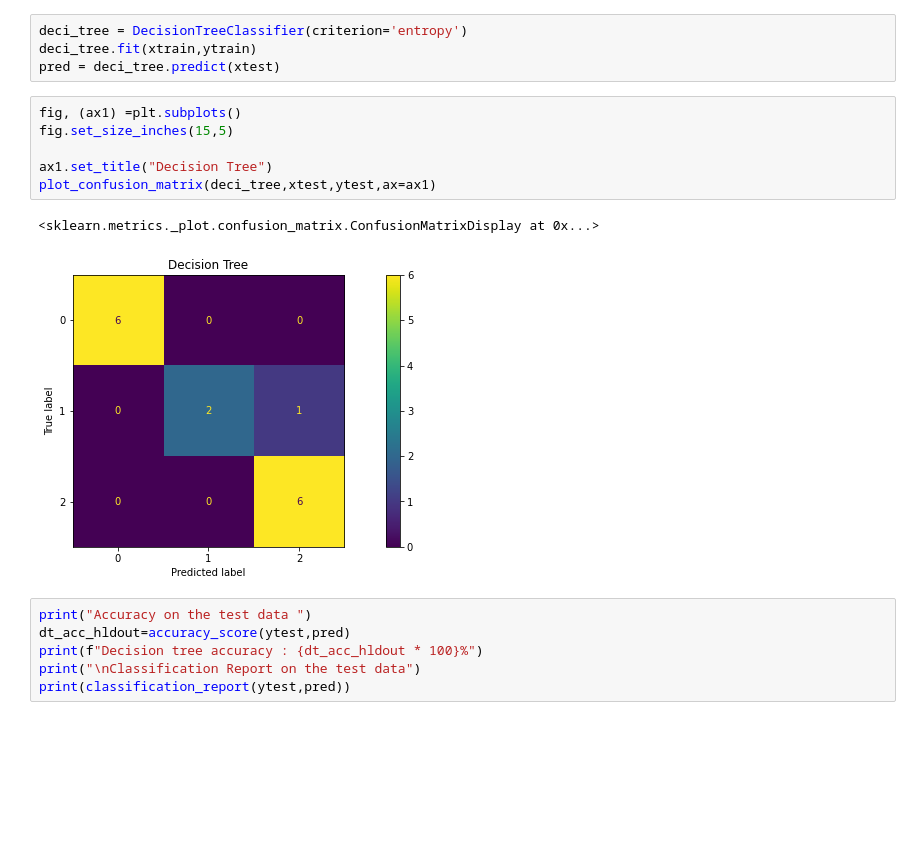
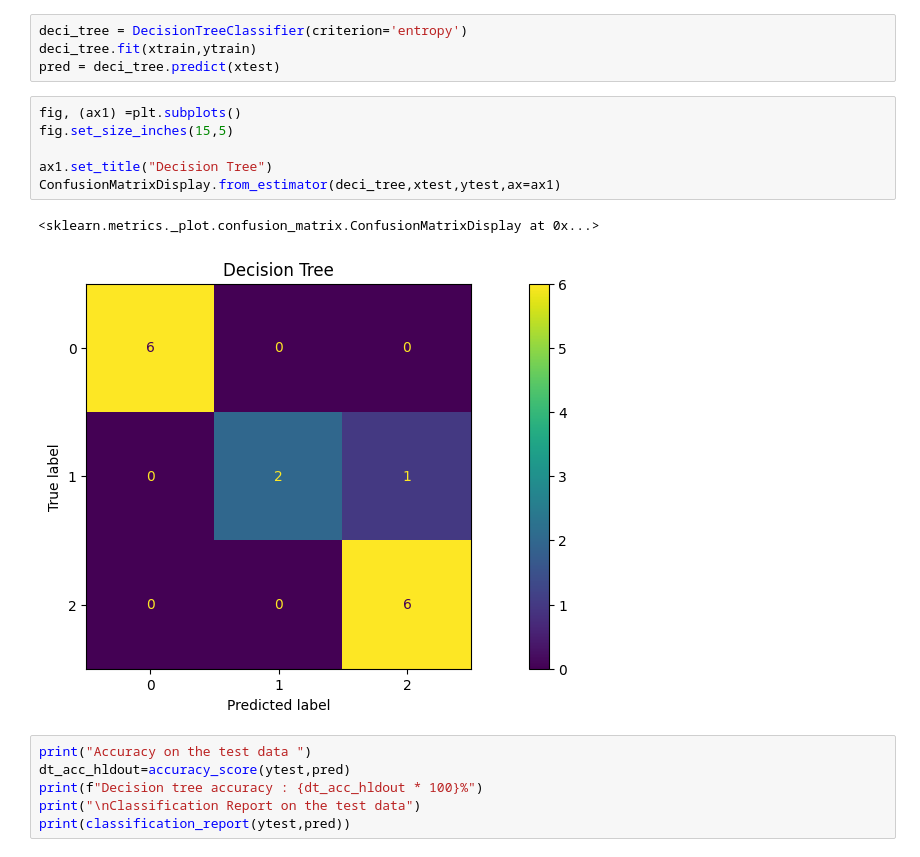
Before and after one commit to kundanpandit/DATA_MINING_PRACTICALS, a Jupyter notebook: DM_Practicals/DM_Practicals/Practical_5_DM.ipynb, the cells around one changed output. Saved outputs shown, nothing was run; the diff lists cells and outputs as text; blank space fills up the shorter version.

```diff
--- a/DM_Practicals/DM_Practicals/Practical_5_DM.ipynb
+++ b/DM_Practicals/DM_Practicals/Practical_5_DM.ipynb
@@ -66,12 +71,12 @@ pred = deci_tree.predict(xtest)
 # %%
 fig, (ax1) =plt.subplots()
 fig.set_size_inches(15,5)
 
 ax1.set_title("Decision Tree")
-plot_confusion_matrix(deci_tree,xtest,ytest,ax=ax1)
+ConfusionMatrixDisplay.from_estimator(deci_tree,xtest,ytest,ax=ax1)
 # %% [output]
 <sklearn.metrics._plot.confusion_matrix.ConfusionMatrixDisplay at 0x...>
-[figure, old version]
+[figure, new version]
 # %%
 print("Accuracy on the test data ")
 dt_acc_hldout=accuracy_score(ytest,pred)
```
Also changed, not shown: parts of 8 cells of this notebook.
